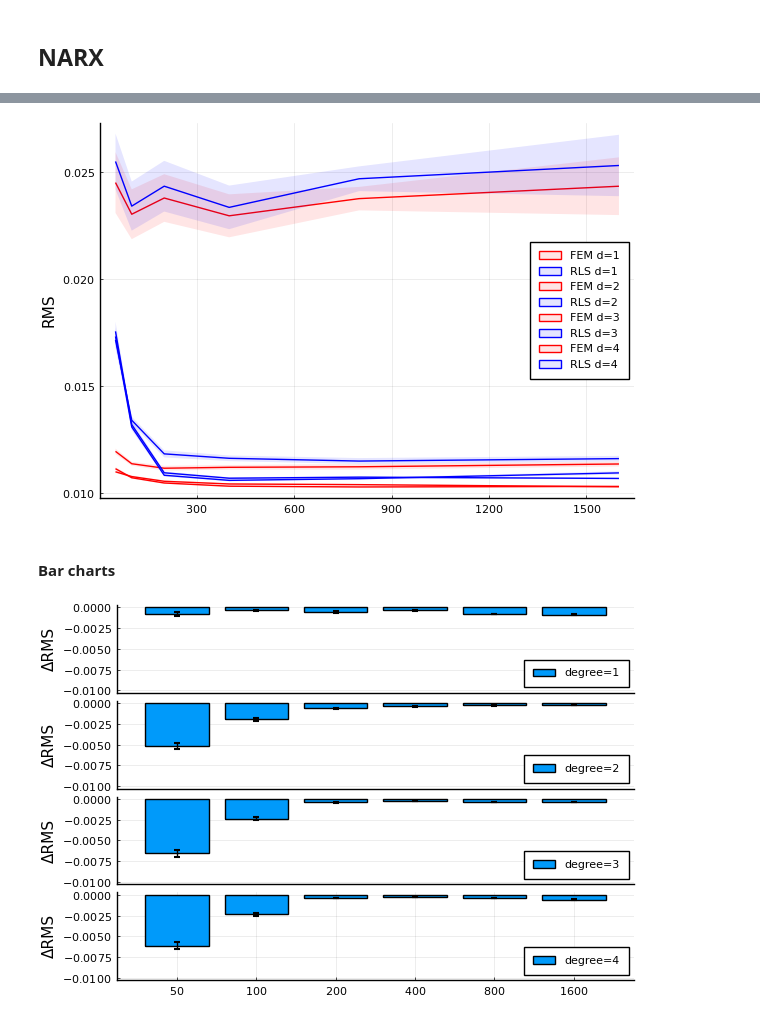
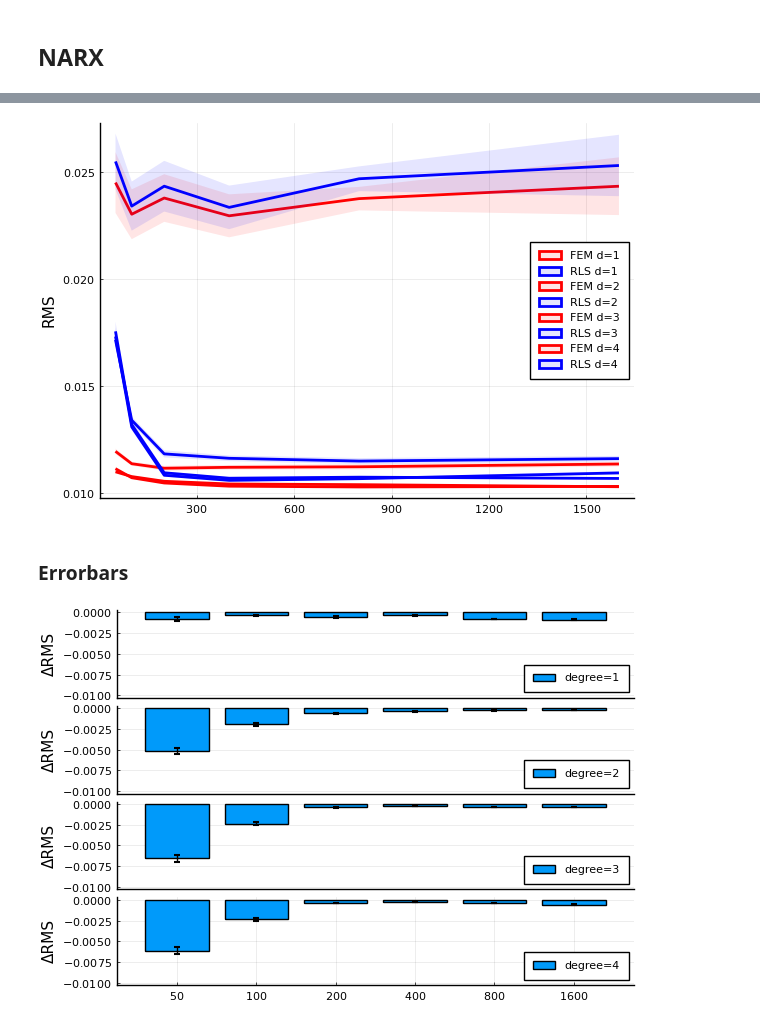
Before and after one commit to biaslab/nsi-silverbox, a Jupyter notebook: experiments-verification/collect-results.ipynb, the cells around one changed output, grey strips where cells are left out. Drawn from its saved outputs; the diff is of its cells as text; code cells hidden in the pictures.

```diff
--- a/experiments-verification/collect-results.ipynb
+++ b/experiments-verification/collect-results.ipynb
@@ -6,5 +6,8 @@ using Plots
 pyplot();
 
 include("visualization.jl");
+# %%
+alpha = 0.1
+linewidth = 2;
 # %% [markdown]
 ## ARX
@@ -136,11 +124,8 @@ NE = length(NT)
 deg = [1,2,3,4]
 ND = length(deg)
 
-# Number of repetitions
-num_repeats = 100
-
-results_array = zeros(4, NE, ND)
-results_diffs = zeros(2, NE, ND)
+results = zeros(4, NE, ND)
+diffs = zeros(2, NE, ND)
 for d in deg
     for (i,n) in enumerate(NT)
 
@@ -154,20 +139,12 @@ for d in deg
         RMS_RLS = filter(x -> x<1., filter(!isinf, filter(!isnan, RMS_RLS)))
         ΔRMS = filter(x -> x<1., filter(!isinf, filter(!isnan, ΔRMS)))
 
-        results_array[1,i,d] = tmean(RMS_FEM, tr=0.05)
-        results_array[2,i,d] = trimse(RMS_FEM, tr=0.05)
-        results_array[3,i,d] = tmean(RMS_RLS, tr=0.05)
-        results_array[4,i,d] = trimse(RMS_RLS, tr=0.05)
+        results[1,i,d] = tmean(RMS_FEM, tr=0.05)
+        results[2,i,d] = trimse(RMS_FEM, tr=0.05)
+        results[3,i,d] = tmean(RMS_RLS, tr=0.05)
+        results[4,i,d] = trimse(RMS_RLS, tr=0.05)
 
-        results_diffs[1,i,d] = tmean(ΔRMS, tr=0.05)
-        results_diffs[2,i,d] = trimse(ΔRMS, tr=0.05)
-
-#         results_array[1,i,d] = mean(RMS_FEM)
-#         results_array[2,i,d] = std(RMS_FEM) / sqrt(num_repeats)
-#         results_array[3,i,d] = mean(RMS_RLS)
-#         results_array[4,i,d] = std(RMS_RLS) / sqrt(num_repeats)
-
-#         results_diffs[i,1] = mean(ΔRMS)
-#         results_diffs[i,2] = std(ΔRMS) / sqrt(num_repeats)
+        diffs[1,i,d] = tmean(ΔRMS, tr=0.05)
+        diffs[2,i,d] = trimse(ΔRMS, tr=0.05)
     end
 end
@@ -194,26 +151,28 @@ results_array[3,:,:]
 # %%
 alpha = 0.1
 
 p3 = plot()
 for deg in [1,2,3,4]
 
-    plot!(NT, results_array[1,:,deg],
-          ribbon=[results_array[2,:,deg] results_array[2,:,deg]],
+    plot!(NT, results[1,:,deg],
+          ribbon=[results[2,:,deg] results[2,:,deg]],
           color="red",
           label="FEM d="*string(deg),
           fillalpha=alpha,
+          linewidth=linewidth,
           ylabel="RMS")
-    plot!(NT, results_array[3,:,deg],
-          ribbon=[results_array[4,:,deg] results_array[4,:,deg]],
+    plot!(NT, results[3,:,deg],
+          ribbon=[results[4,:,deg] results[4,:,deg]],
           color="blue",
           fillalpha=alpha,
+          linewidth=linewidth,
           label="RLS d="*string(deg))
 end
 plot!()
 # %% [output]
-[figure, old version]
+[figure, new version]
 # %%
 savefig(p3, "figures/RMS-NARX_all-degrees.png")
-# %% [markdown]
-#### Bar charts
+# %% [markdown]
+### Errorbars
 # %%
```
Also changed, not shown: parts of 20 cells of this notebook, 1 other file.
